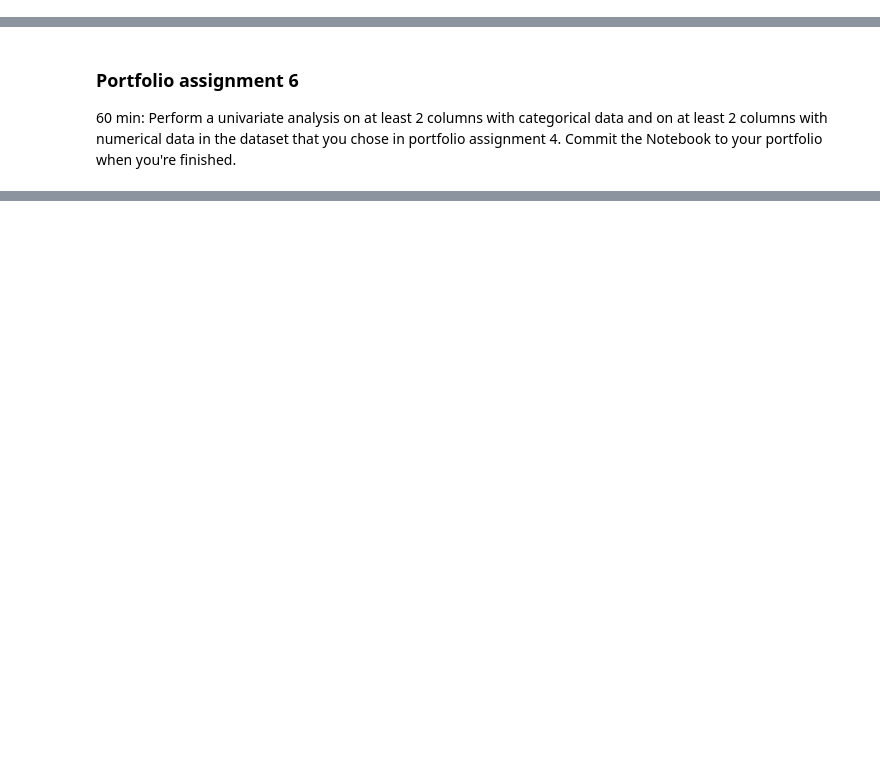
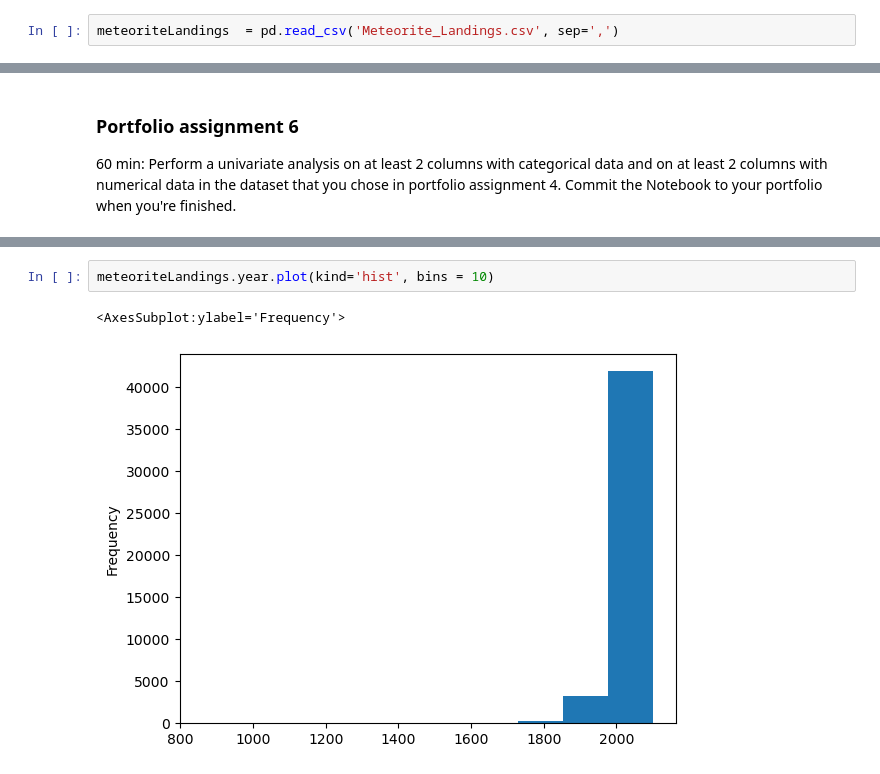
Before and after one commit to ThimoBL/DataScienceRepo, a Jupyter notebook: Introduction and Univariate Analysis - Copy.ipynb, the cells around one changed output, grey strips where cells are left out. Saved outputs shown, nothing was run; the diff lists cells and outputs as text; blank space fills up the shorter version.

```diff
--- a/Introduction and Univariate Analysis - Copy.ipynb
+++ b/Introduction and Univariate Analysis - Copy.ipynb
@@ -216,3 +247,5 @@ Required characteristics of the dataset:
 - Is less than 200 MB
 # %% [markdown]
 ![](https://i.imgur.com/0v1CGNV.png)
+# %%
+meteoriteLandings  = pd.read_csv('Meteorite_Landings.csv', sep=',')
@@ -314,0 +455,5 @@ Commit the notebook and dataset to your portfolio when you're finished.
+# %%
+meteoriteLandings.year.plot(kind='hist', bins = 10)
+# %% [output]
+<AxesSubplot:ylabel='Frequency'>
+[figure, added]
```
Also changed, not shown: parts of 31 cells of this notebook, 8 other files.
